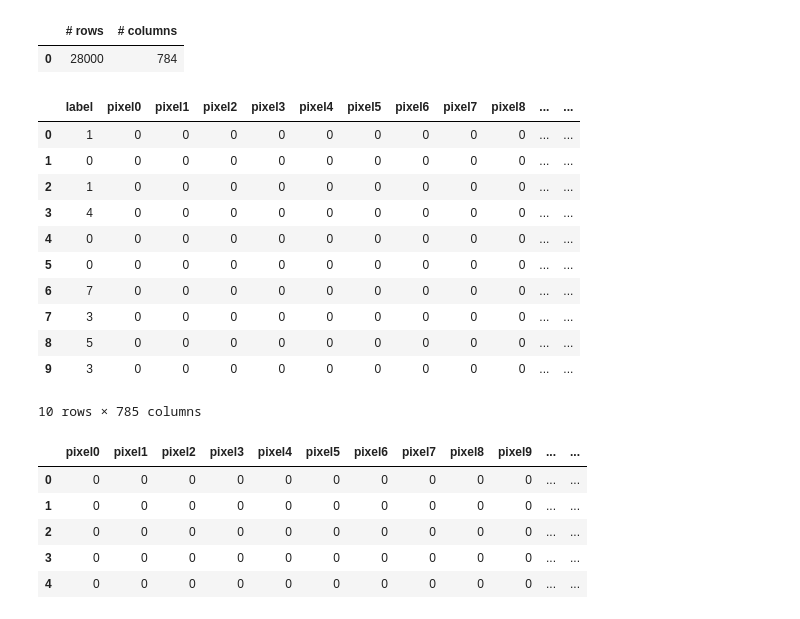
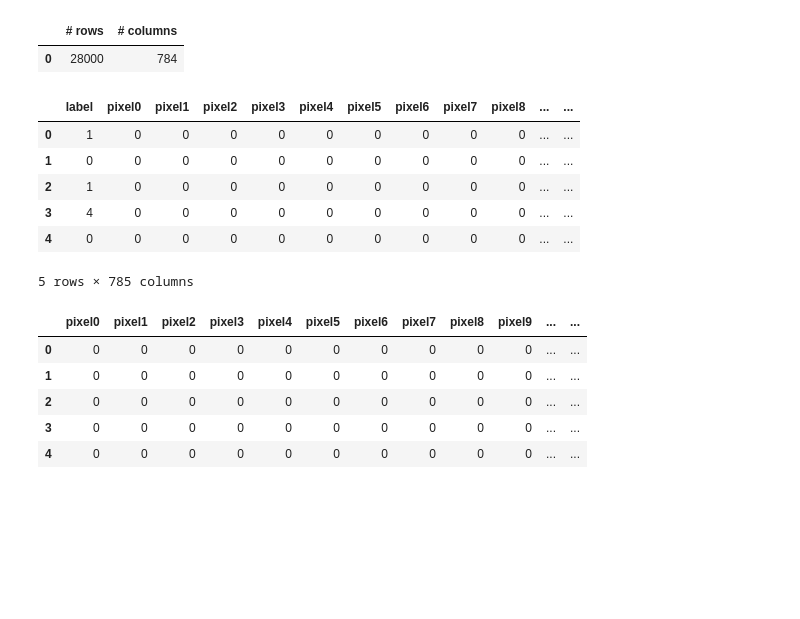
Before and after one commit to nehat312/teaching, a Jupyter notebook: gwu/machine_learning_I/spring_2020/case_study/case_study_2/case_study_2.ipynb, the cells around one changed output. Drawn from its saved outputs; the diff is of its cells as text; code cells hidden in the pictures; blank space fills up the shorter version.

```diff
--- a/gwu/machine_learning_I/spring_2020/case_study/case_study_2/case_study_2.ipynb
+++ b/gwu/machine_learning_I/spring_2020/case_study/case_study_2/case_study_2.ipynb
@@ -74,20 +74,15 @@ pd.DataFrame([[df_test.shape[0], df_test.shape[1]]], columns=['# rows', '# colum
 | 0 | 28000 | 784 |
 # %%
 # Print the first 5 rows of df_train
-df_train.head(10)
+df_train.head()
 # %% [output]
 |  | label | pixel0 | pixel1 | pixel2 | pixel3 | pixel4 | pixel5 | pixel6 | pixel7 | pixel8 | ... | ... |
 | 0 | 1 | 0 | 0 | 0 | 0 | 0 | 0 | 0 | 0 | 0 | ... | ... |
 | 1 | 0 | 0 | 0 | 0 | 0 | 0 | 0 | 0 | 0 | 0 | ... | ... |
 | 2 | 1 | 0 | 0 | 0 | 0 | 0 | 0 | 0 | 0 | 0 | ... | ... |
 | 3 | 4 | 0 | 0 | 0 | 0 | 0 | 0 | 0 | 0 | 0 | ... | ... |
 | 4 | 0 | 0 | 0 | 0 | 0 | 0 | 0 | 0 | 0 | 0 | ... | ... |
-| 5 | 0 | 0 | 0 | 0 | 0 | 0 | 0 | 0 | 0 | 0 | ... | ... |
-| 6 | 7 | 0 | 0 | 0 | 0 | 0 | 0 | 0 | 0 | 0 | ... | ... |
-| 7 | 3 | 0 | 0 | 0 | 0 | 0 | 0 | 0 | 0 | 0 | ... | ... |
-| 8 | 5 | 0 | 0 | 0 | 0 | 0 | 0 | 0 | 0 | 0 | ... | ... |
-| 9 | 3 | 0 | 0 | 0 | 0 | 0 | 0 | 0 | 0 | 0 | ... | ... |
-10 rows × 785 columns
+5 rows × 785 columns
 # %%
 # Print the first 5 rows of df_test
 df_test.head()
```
Also changed, not shown: parts of 26 cells of this notebook.
